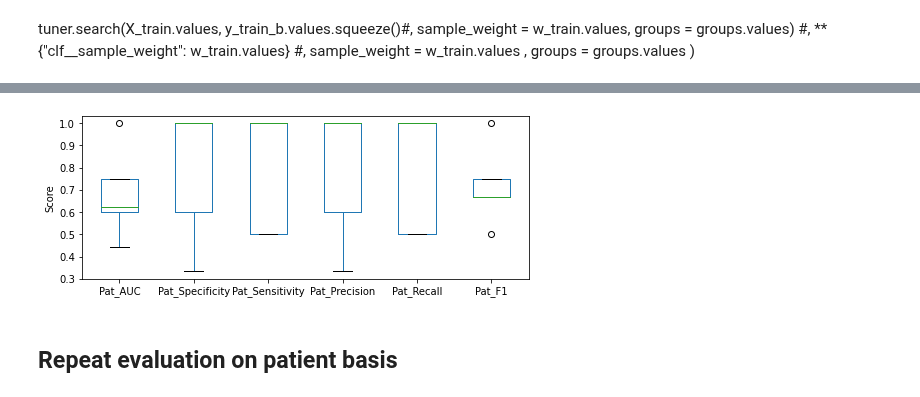
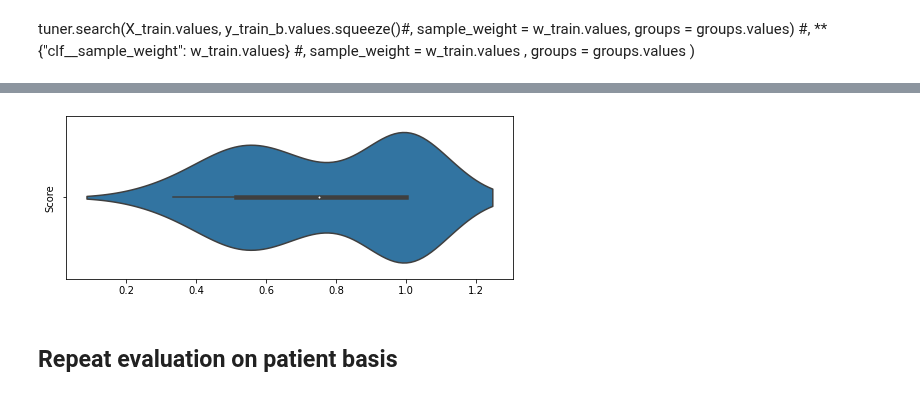
Before and after one commit to c-whitley/PHD, a Jupyter notebook: Prognosis.ipynb, the cells around one changed output, grey strips where cells are left out. Drawn from its saved outputs; the diff is of its cells as text; code cells hidden in the pictures.

Commit message:
Synching ASMA and IR work

```diff
--- a/Prognosis.ipynb
+++ b/Prognosis.ipynb
@@ -119,8 +127,7 @@ new_metadata["2years"] = np.digitize(new_metadata["Years"], bins)
 # %% [markdown]
 Import ASMA data
 # %%
-try: asma = pd.read_excel("/mnt/b/Google_Drive/PhD/Project with Janet/ASMA.xlsx", sheet_name = "Sheet3")
-except: asma = pd.read_excel("/mnt/c/Users/conor/Google Drive/PhD/Project with Janet/ASMA.xlsx", sheet_name = "Sheet3")
+asma = pd.read_excel("/mnt/b/Google_Drive/PhD/Project with Janet/ASMA.xlsx", sheet_name = "Sheet3")
 new_metadata = new_metadata.merge(asma, left_on = "Patient_Number", right_on = "Case ID")
 # %% [markdown]
 # Import data and preprocess
@@ -759,7 +787,7 @@ def build_LDA_categorical(hp):
     scale2 = hp.Choice('scale2', ["Normalize", "Robust", "MinMax"])
 
     numeric_features = total.columns
-    categorical_features = ["ECS"]
+    categorical_features = ["ECS_y", "ASMA"]
 
     numeric_features = np.arange(1, len(total.columns)+1)
     categorical_features = [0]
@@ -771,7 +799,7 @@ def build_LDA_categorical(hp):
     ])
 
     OHE = OneHotEncoder()
-    OHE.fit(data["ASMA"].values.reshape(-1,1))
+    OHE.fit(data["ASMA", "ECS_y"].values.reshape(-1,1))
 
     categorical_pipe = Pipeline([
         ("OneHot", OHE)
@@ -822,7 +850,7 @@ def build_LDA_categorical(hp):
 
     pipe = Pipeline([
         ("Preprocessing", preprocessing),
-        ("clf", LinearDiscriminantAnalysis())
+        ("clf", CalibratedClassifierCV(LinearDiscriminantAnalysis()))
     ])
 
     return pipe
@@ -902,7 +940,7 @@ group = "Patient_Number"
 y = "1yeardeath"
 
 #data = (total - paraffin.mean(axis = 0)).sample(frac = 0.1)
-data = total.copy().sample(frac = 0.1)#.reset_index(["ASMA"]).dropna(subset = ["ASMA"]).loc[:,["ASMA"]]
+data = total.copy().sample(frac = 0.1).reset_index(["ASMA"]).dropna(subset = ["ASMA"]).loc[:,:]
 #data=sampled
 data["sample_weights"] = Cross_Eval.get_weights(data.reset_index()[f"{group}"]) * Cross_Eval.get_weights(data.reset_index()[f"{y}"])
 unique_patients = data.reset_index()[f"{group}"].unique()
@@ -911,7 +949,7 @@ unique_patients = data.reset_index()[f"{group}"].unique()
 kfoldscores = []
 clfs = []
 
-model_func = build_LDA
+model_func = build_LDA_categorical
 
 rn = np.random.randint(100)
 print(f"Seed: {rn}")
@@ -949,7 +987,7 @@ for train_i, valid_i in tqdm(list(KFold(n_splits = 5, shuffle = True, random_sta
                               , cv = GroupKFold(n_splits = 2)
                               , hypermodel = model_func
                               , directory = os.path.join(os.getcwd(), "KerasTuner", datetime.now().strftime("%d.%m.%Y_%H:%M:%S"))
-                              , scoring = make_scorer(f1_score, needs_proba = False, average = 'weighted')
+                              , scoring = make_scorer(roc_auc_score, needs_proba = True, average = 'weighted')
                              )
 
     tuner.search(X_train.values.squeeze(),
@@ -966,7 +1004,7 @@ for train_i, valid_i in tqdm(list(KFold(n_splits = 5, shuffle = True, random_sta
     clfs.append(clf)
     #---------------------------------------------------------------------------------------------------
 
-    scores = Cross_Eval.score(clf, X_valid, y_valid_b.iloc[:,0], opt=False)
+    scores = Cross_Eval.score(clf, X_valid, y_valid_b.iloc[:,0])
     pat_scores = {f"Pat_{key}": value for key, value in Cross_Eval.patient_score(clf, X_valid, y_valid_b).items()}
 
     scores = {**scores, **pat_scores}
@@ -991,7 +1029,7 @@ file_place = os.path.join(os.getcwd(), "Plots", y, date_time)
 if not os.path.exists(file_place): os.makedirs(file_place)
 print(file_place)
 
-title = f"{y}, {date_time}, with ECS"
+title = f"{y}, {date_time}"
 
 results = pd.DataFrame(kfoldscores)
 # %% [output]
@@ -1071,13 +1100,15 @@ fig.savefig(os.path.join(file_place, "pat_ROC_scores.png"), bbox_inches = 'tight
 # %%
 fig, ax = plt.subplots(ncols = 1, figsize=(8,3))
 
-results[["Pat_AUC", "Pat_Specificity", "Pat_Sensitivity", "Pat_Precision", "Pat_Recall", "Pat_F1"]].plot.box(ax = ax)
+#results[["Pat_AUC", "Pat_Specificity", "Pat_Sensitivity", "Pat_Precision", "Pat_Recall", "Pat_F1"]].plot.box(ax = ax)
 ax.set_ylabel("Score");
 
-#results.to_excel(os.path.join(file_place, "Confusion_Matrix_bad.xlsx"))
-#fig.savefig(os.path.join(file_place, "pat_scores.png"), bbox_inches = 'tight')
+sns.violinplot(results[["Pat_AUC", "Pat_Specificity", "Pat_Sensitivity", "Pat_Precision", "Pat_Recall", "Pat_F1"]].T)
+
+results.to_excel(os.path.join(file_place, "Confusion_Matrix_bad.xlsx"))
+fig.savefig(os.path.join(file_place, "pat_scores.png"), bbox_inches = 'tight')
 # %% [output]
-[figure, old version]
+[figure, new version]
 # %%
 from sklearn.model_selection import StratifiedKFold
 # %%
```
Also changed, not shown: parts of 14 cells of this notebook, 1 other file.
